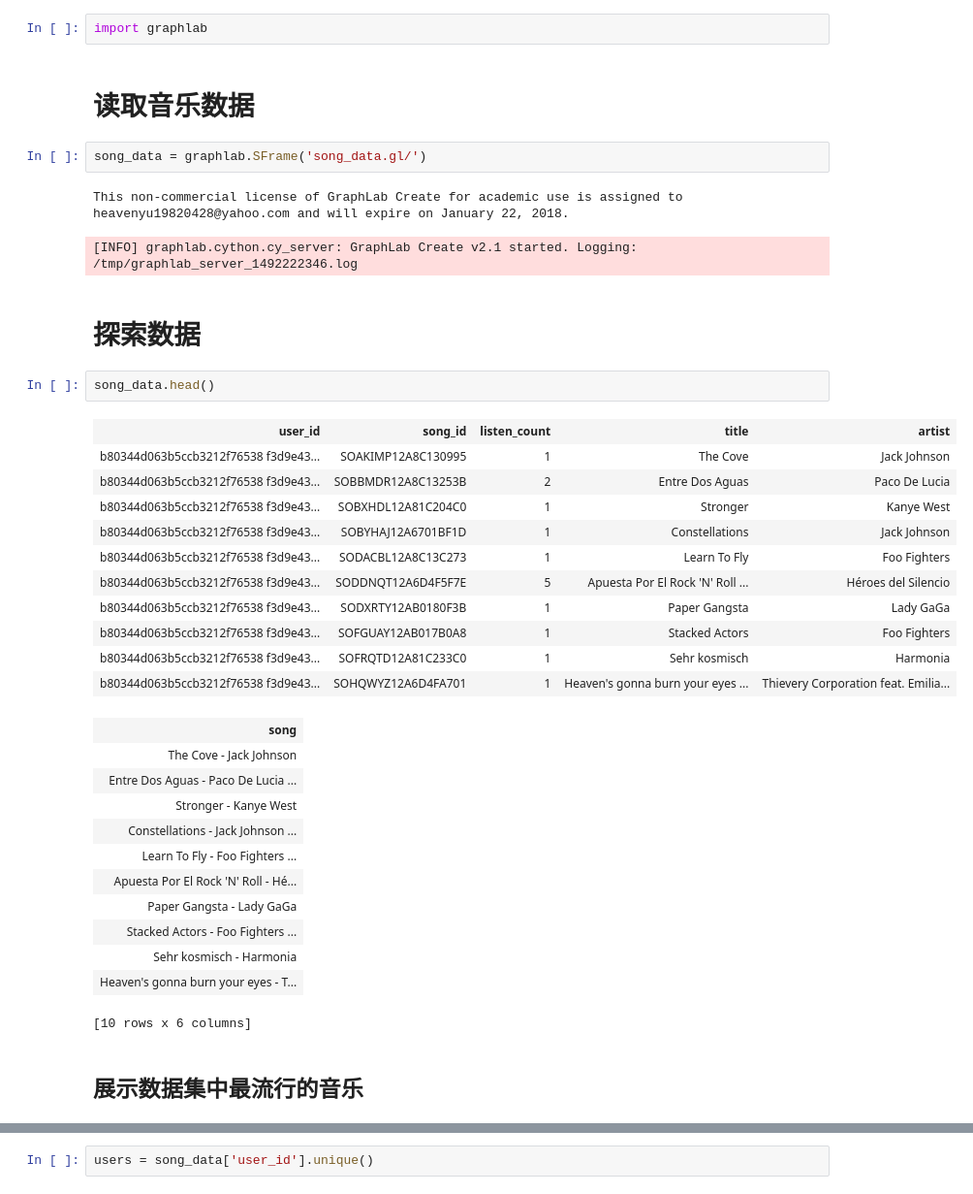
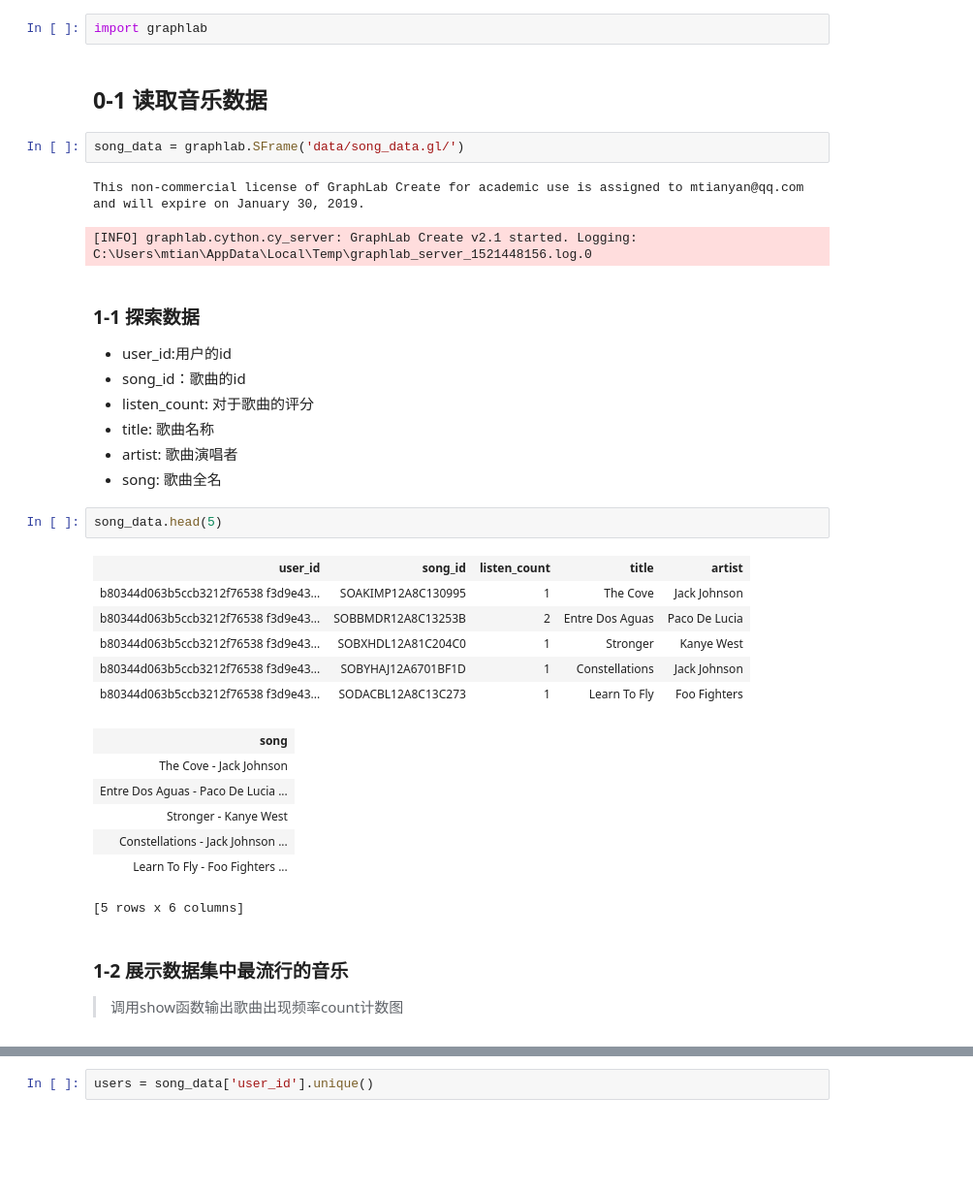
Before and after one commit to mtianyan/graphLabStartedML, a Jupyter notebook: 4- 音乐推荐系统.ipynb, the cells around one changed output, grey strips where cells are left out. Shown at 97% size. Drawn from its saved outputs; the diff is of its cells as text; blank space fills up the shorter version.

```diff
--- a/music recommender system.ipynb
+++ b/4- 音乐推荐系统.ipynb
@@ -3,42 +3,41 @@
 # %%
 import graphlab
 # %% [markdown]
-# 读取音乐数据
+## 0-1 读取音乐数据
 # %%
-song_data = graphlab.SFrame('song_data.gl/')
+song_data = graphlab.SFrame('data/song_data.gl/')
 # %% [output]
-This non-commercial license of GraphLab Create for academic use is assigned to heavenyu19820428@yahoo.com and will expire on January 22, 2018.
+This non-commercial license of GraphLab Create for academic use is assigned to mtianyan@qq.com and will expire on January 30, 2019.
-[INFO] graphlab.cython.cy_server: GraphLab Create v2.1 started. Logging: /tmp/graphlab_server_1492222346.log
+[INFO] graphlab.cython.cy_server: GraphLab Create v2.1 started. Logging: C:\Users\mtian\AppData\Local\Temp\graphlab_server_1521448156.log.0
-# %% [markdown]
-# 探索数据
+# %% [markdown]
+### 1-1 探索数据
+
+- user_id:用户的id
+- song_id：歌曲的id
+- listen_count: 对于歌曲的评分
+- title: 歌曲名称
+- artist: 歌曲演唱者
+- song: 歌曲全名
 # %%
-song_data.head()
+song_data.head(5)
 # %% [output]
 | user_id | song_id | listen_count | title | artist |
 | b80344d063b5ccb3212f76538 f3d9e43... | SOAKIMP12A8C130995 | 1 | The Cove | Jack Johnson |
 | b80344d063b5ccb3212f76538 f3d9e43... | SOBBMDR12A8C13253B | 2 | Entre Dos Aguas | Paco De Lucia |
 | b80344d063b5ccb3212f76538 f3d9e43... | SOBXHDL12A81C204C0 | 1 | Stronger | Kanye West |
 | b80344d063b5ccb3212f76538 f3d9e43... | SOBYHAJ12A6701BF1D | 1 | Constellations | Jack Johnson |
 | b80344d063b5ccb3212f76538 f3d9e43... | SODACBL12A8C13C273 | 1 | Learn To Fly | Foo Fighters |
-| b80344d063b5ccb3212f76538 f3d9e43... | SODDNQT12A6D4F5F7E | 5 | Apuesta Por El Rock 'N' Roll ... | Héroes del Silencio |
-| b80344d063b5ccb3212f76538 f3d9e43... | SODXRTY12AB0180F3B | 1 | Paper Gangsta | Lady GaGa |
-| b80344d063b5ccb3212f76538 f3d9e43... | SOFGUAY12AB017B0A8 | 1 | Stacked Actors | Foo Fighters |
-| b80344d063b5ccb3212f76538 f3d9e43... | SOFRQTD12A81C233C0 | 1 | Sehr kosmisch | Harmonia |
-| b80344d063b5ccb3212f76538 f3d9e43... | SOHQWYZ12A6D4FA701 | 1 | Heaven's gonna burn your eyes ... | Thievery Corporation feat. Emilia... |
 | song |
 | The Cove - Jack Johnson |
 | Entre Dos Aguas - Paco De Lucia ... |
 | Stronger - Kanye West |
 | Constellations - Jack Johnson ... |
 | Learn To Fly - Foo Fighters ... |
-| Apuesta Por El Rock 'N' Roll - Hé... |
-| Paper Gangsta - Lady GaGa |
-| Stacked Actors - Foo Fighters ... |
-| Sehr kosmisch - Harmonia |
-| Heaven's gonna burn your eyes - T... |
-[10 rows x 6 columns]
+[5 rows x 6 columns]
 # %% [markdown]
-## 展示数据集中最流行的音乐
+### 1-2 展示数据集中最流行的音乐
+
+>调用show函数输出歌曲出现频率count计数图
 # %%
 song_data['song'].show()
 # %% [output]
```
Also changed, not shown: parts of 20 cells of this notebook.
